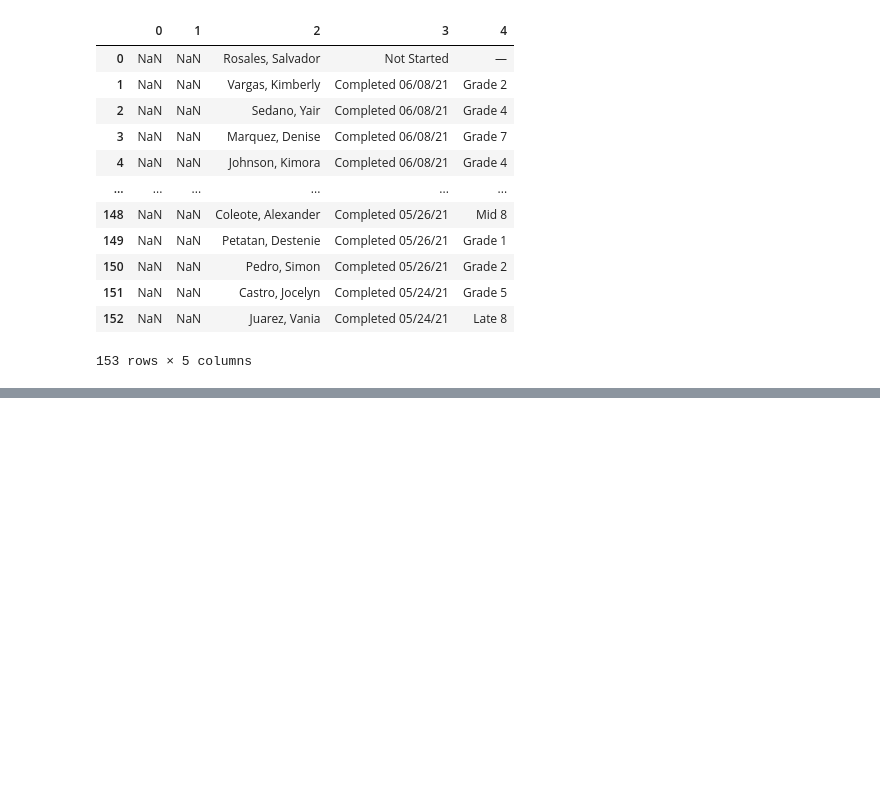
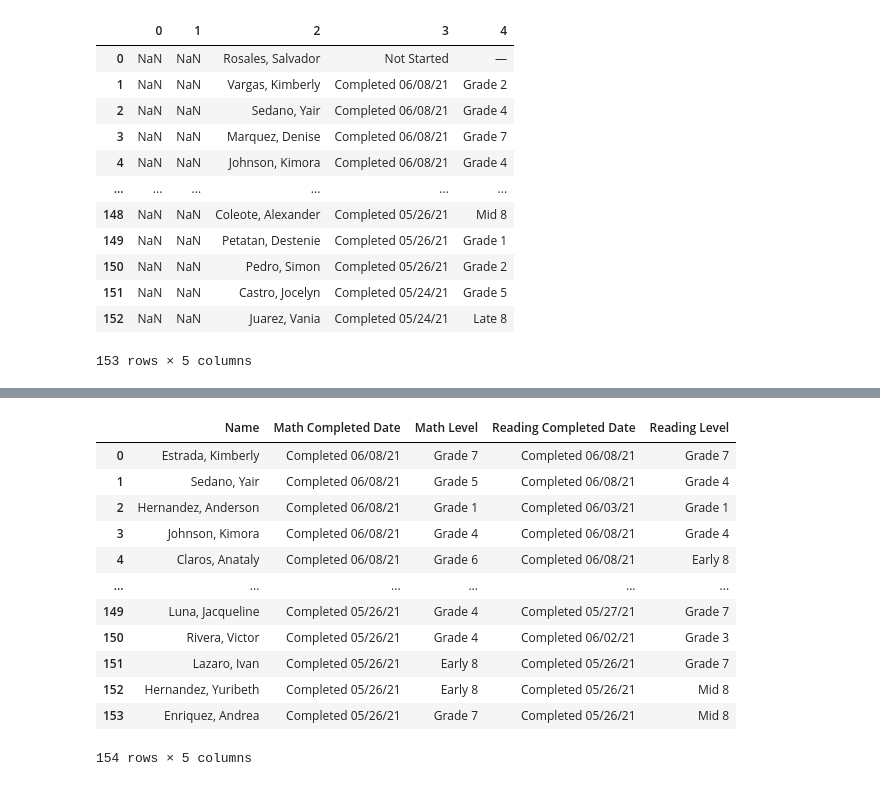
Before and after one commit to JAlvarado23A/MiddleSchoolETL, a Jupyter notebook: KHMS_Scrape.ipynb, the cells around one changed output, grey strips where cells are left out. Cells and saved outputs as stored; diff of their text form; code cells hidden in the pictures; blank space fills up the shorter version.

```diff
--- a/KHMS_Scrape.ipynb
+++ b/KHMS_Scrape.ipynb
@@ -39,0 +92,7 @@ read_8th_df
+# %%
+del math_8th_df[0]
+del math_8th_df[1]
+math_8th_df.columns = ['Name', 'Math Completed Date', 'Math Level']
+math_8th_df = math_8th_df[~math_8th_df['Math Level'].isin(['—'])]
+
+math_8th_df
@@ -39,0 +161,7 @@ read_8th_df
+# %%
+del read_8th_df[0]
+del read_8th_df[1]
+read_8th_df.columns = ['Name', 'Reading Completed Date', 'Reading Level']
+read_8th_df = read_8th_df[~read_8th_df['Reading Level'].isin(['—'])]
+
+read_8th_df
@@ -39,0 +219,17 @@ read_8th_df
+# %%
+eighth_graders = math_8th_df.merge(read_8th_df,on='Name')
+eighth_graders
+# %% [output]
+|  | Name | Math Completed Date | Math Level | Reading Completed Date | Reading Level |
+| 0 | Estrada, Kimberly | Completed 06/08/21 | Grade 7 | Completed 06/08/21 | Grade 7 |
+| 1 | Sedano, Yair | Completed 06/08/21 | Grade 5 | Completed 06/08/21 | Grade 4 |
+| 2 | Hernandez, Anderson | Completed 06/08/21 | Grade 1 | Completed 06/03/21 | Grade 1 |
+| 3 | Johnson, Kimora | Completed 06/08/21 | Grade 4 | Completed 06/08/21 | Grade 4 |
+| 4 | Claros, Anataly | Completed 06/08/21 | Grade 6 | Completed 06/08/21 | Early 8 |
+| ... | ... | ... | ... | ... | ... |
+| 149 | Luna, Jacqueline | Completed 05/26/21 | Grade 4 | Completed 05/27/21 | Grade 7 |
+| 150 | Rivera, Victor | Completed 05/26/21 | Grade 4 | Completed 06/02/21 | Grade 3 |
+| 151 | Lazaro, Ivan | Completed 05/26/21 | Early 8 | Completed 05/26/21 | Grade 7 |
+| 152 | Hernandez, Yuribeth | Completed 05/26/21 | Early 8 | Completed 05/26/21 | Mid 8 |
+| 153 | Enriquez, Andrea | Completed 05/26/21 | Grade 7 | Completed 05/26/21 | Mid 8 |
+154 rows × 5 columns
```
Also changed, not shown: parts of 19 cells of this notebook.
